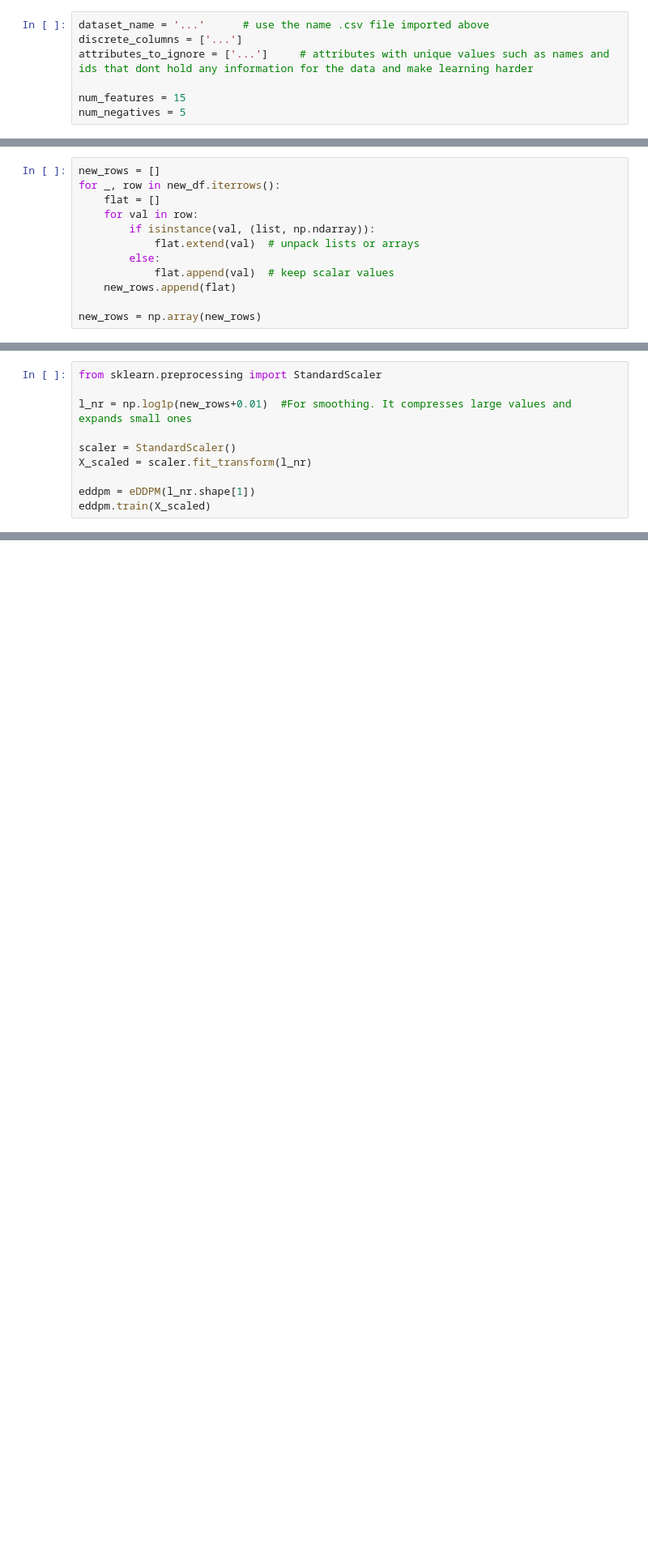
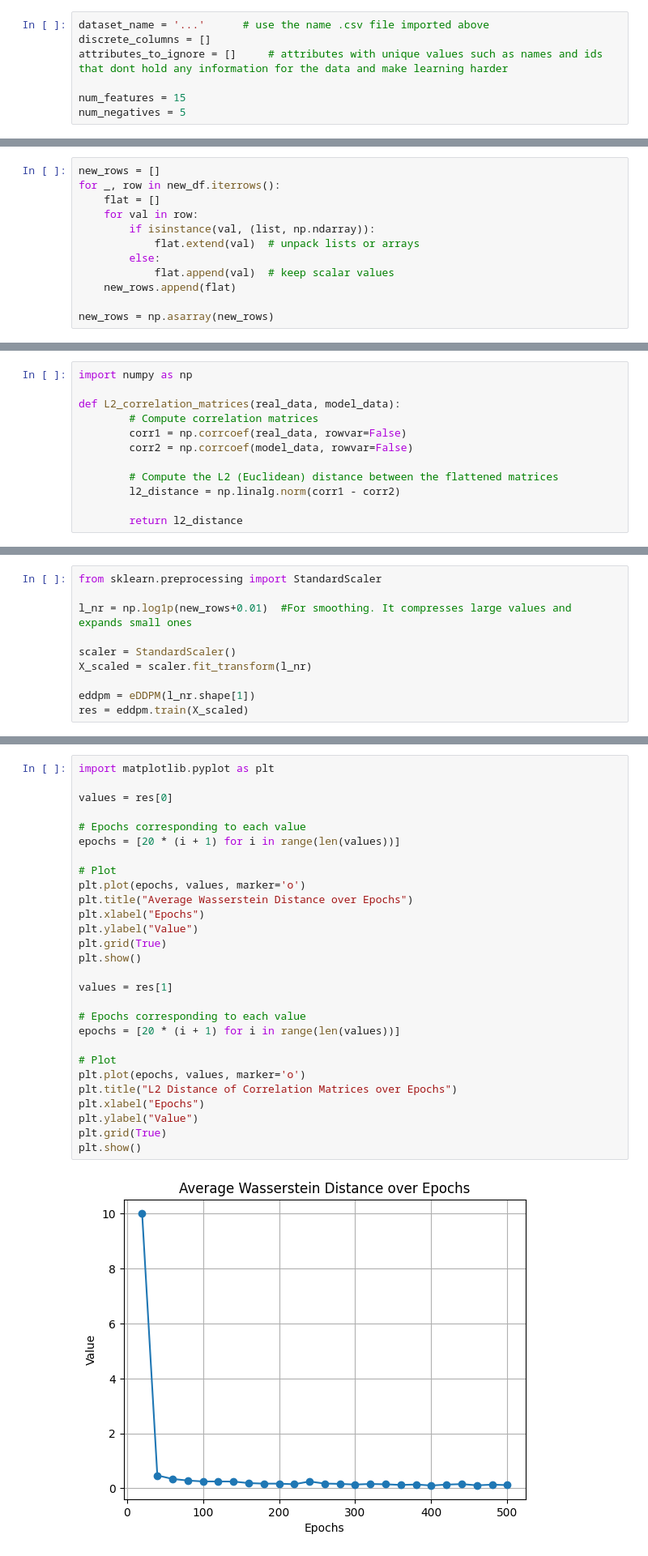
Before and after one commit to stavroskout/Synthetic-Tabular-Data, a Jupyter notebook: eModels/eDDPM.ipynb, the cells around one changed output, grey strips where cells are left out. Shown at 81% size. Drawn from its saved outputs; the diff is of its cells as text; blank space fills up the shorter version.

```diff
--- a/eModels/eDDPM.ipynb
+++ b/eModels/eDDPM.ipynb
@@ -7,7 +58,7 @@ files.upload()
 # %%
 dataset_name = '...'      # use the name .csv file imported above
-discrete_columns = ['...']
-attributes_to_ignore = ['...']     # attributes with unique values such as names and ids that dont hold any information for the data and make learning harder
+discrete_columns = []
+attributes_to_ignore = []     # attributes with unique values such as names and ids that dont hold any information for the data and make learning harder
 
 num_features = 15
 num_negatives = 5
@@ -211,4 +320,4 @@ for _, row in new_df.iterrows():
             flat.append(val)  # keep scalar values
     new_rows.append(flat)
 
-new_rows = np.array(new_rows)
+new_rows = np.asarray(new_rows)
@@ -215,3 +335,15 @@ new_rows = np.array(new_rows)
+# %%
+import numpy as np
+
+def L2_correlation_matrices(real_data, model_data):
+        # Compute correlation matrices
+        corr1 = np.corrcoef(real_data, rowvar=False)
+        corr2 = np.corrcoef(model_data, rowvar=False)
+
+        # Compute the L2 (Euclidean) distance between the flattened matrices
+        l2_distance = np.linalg.norm(corr1 - corr2)
+
+        return l2_distance
 # %% [markdown]
 #DDPM
 # %% [markdown]
@@ -335,4 +507,4 @@ scaler = StandardScaler()
 X_scaled = scaler.fit_transform(l_nr)
 
 eddpm = eDDPM(l_nr.shape[1])
-eddpm.train(X_scaled)
+res = eddpm.train(X_scaled)
@@ -338,0 +531,30 @@ eddpm.train(X_scaled)
+# %%
+import matplotlib.pyplot as plt
+
+values = res[0]
+
+# Epochs corresponding to each value
+epochs = [20 * (i + 1) for i in range(len(values))]
+
+# Plot
+plt.plot(epochs, values, marker='o')
+plt.title("Average Wasserstein Distance over Epochs")
+plt.xlabel("Epochs")
+plt.ylabel("Value")
+plt.grid(True)
+plt.show()
+
+values = res[1]
+
+# Epochs corresponding to each value
+epochs = [20 * (i + 1) for i in range(len(values))]
+
+# Plot
+plt.plot(epochs, values, marker='o')
+plt.title("L2 Distance of Correlation Matrices over Epochs")
+plt.xlabel("Epochs")
+plt.ylabel("Value")
+plt.grid(True)
+plt.show()
+# %% [output]
+[figure, added]
```
Also changed, not shown: parts of 19 cells of this notebook.
